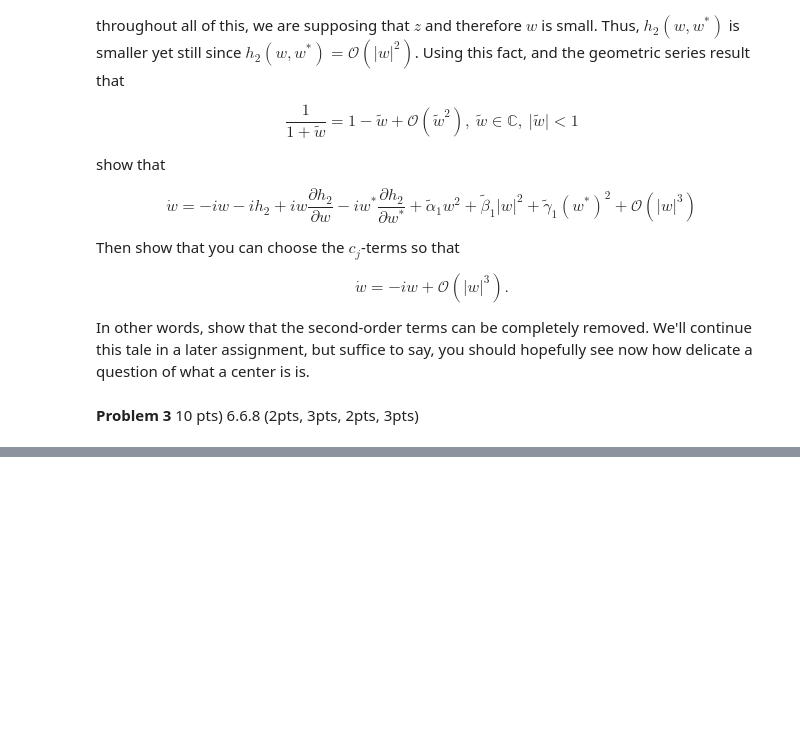
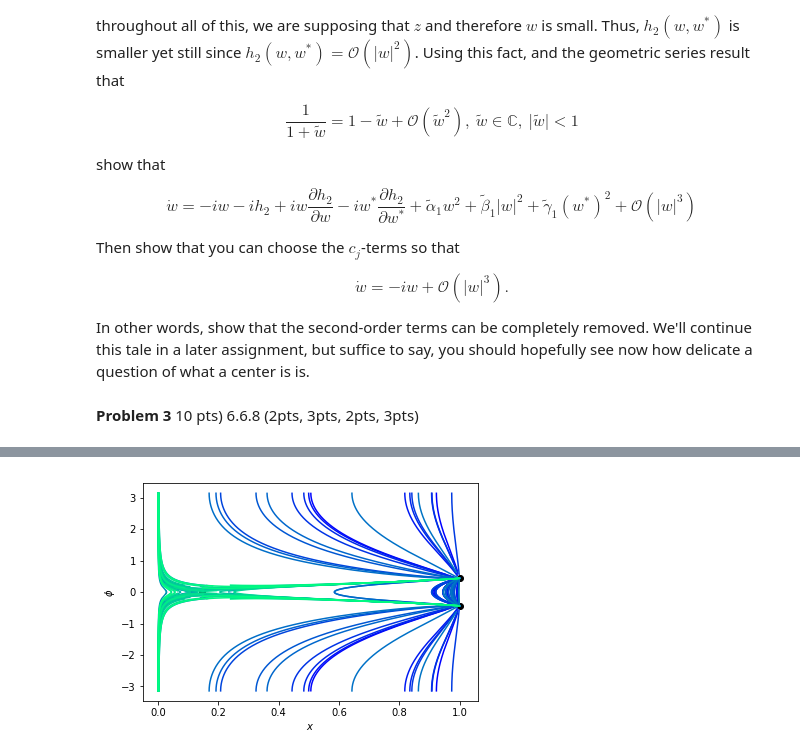
Before and after one commit to cwcurtis/Math_638_Notebooks, a Jupyter notebook: Assignments/Homework_Six.ipynb, the cells around one changed output, grey strips where cells are left out. Saved outputs shown, nothing was run; the diff lists cells and outputs as text; code cells hidden in the pictures; blank space fills up the shorter version.

```diff
--- a/Assignments/Homework_Six.ipynb
+++ b/Assignments/Homework_Six.ipynb
@@ -81,0 +174,4 @@ In other words, show that the second-order terms can be completely removed. We'l
+# %%
+cylinder_plotter(.72,40,.05,80)
+# %% [output]
+[figure, added]
```
Also changed, not shown: parts of 6 cells of this notebook, 2 other files.
